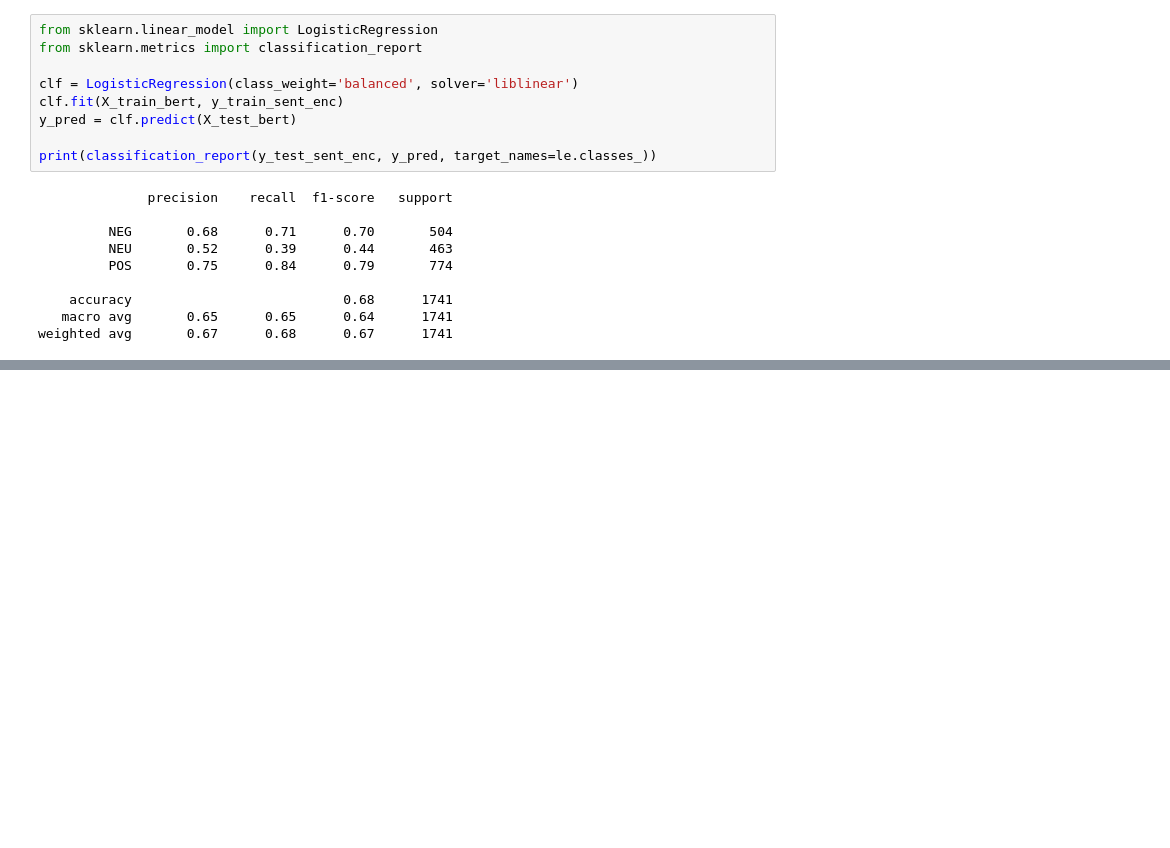
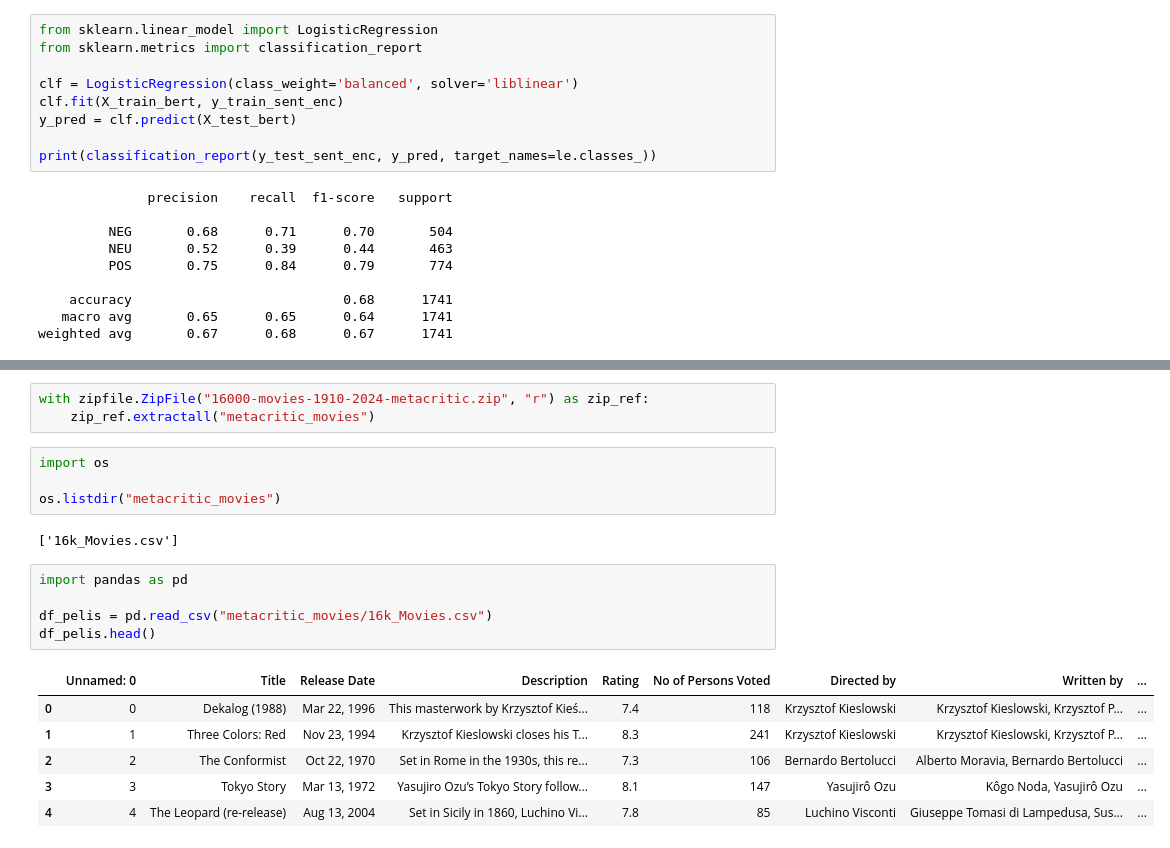
Before and after one commit to jugarbus/Proyecto_NLP, a Jupyter notebook: proyecto_NLP.ipynb, the cells around one changed output, grey strips where cells are left out. Drawn from its saved outputs; the diff is of its cells as text; blank space fills up the shorter version.

```diff
--- a/proyecto_NLP.ipynb
+++ b/proyecto_NLP.ipynb
@@ -924,0 +1327,21 @@ weighted avg       0.67      0.68      0.67      1741
+# %%
+with zipfile.ZipFile("16000-movies-1910-2024-metacritic.zip", "r") as zip_ref:
+    zip_ref.extractall("metacritic_movies")
+# %%
+import os
+
+os.listdir("metacritic_movies")
+# %% [output]
+['16k_Movies.csv']
+# %%
+import pandas as pd
+
+df_pelis = pd.read_csv("metacritic_movies/16k_Movies.csv")
+df_pelis.head()
+# %% [output]
+|  | Unnamed: 0 | Title | Release Date | Description | Rating | No of Persons Voted | Directed by | Written by | ... |
+| 0 | 0 | Dekalog (1988) | Mar 22, 1996 | This masterwork by Krzysztof Kieś... | 7.4 | 118 | Krzysztof Kieslowski | Krzysztof Kieslowski, Krzysztof P... | ... |
+| 1 | 1 | Three Colors: Red | Nov 23, 1994 | Krzysztof Kieslowski closes his T... | 8.3 | 241 | Krzysztof Kieslowski | Krzysztof Kieslowski, Krzysztof P... | ... |
+| 2 | 2 | The Conformist | Oct 22, 1970 | Set in Rome in the 1930s, this re... | 7.3 | 106 | Bernardo Bertolucci | Alberto Moravia, Bernardo Bertolucci | ... |
+| 3 | 3 | Tokyo Story | Mar 13, 1972 | Yasujiro Ozu’s Tokyo Story follow... | 8.1 | 147 | Yasujirô Ozu | Kôgo Noda, Yasujirô Ozu | ... |
+| 4 | 4 | The Leopard (re-release) | Aug 13, 2004 | Set in Sicily in 1860, Luchino Vi... | 7.8 | 85 | Luchino Visconti | Giuseppe Tomasi di Lampedusa, Sus... | ... |
```
Also changed, not shown: parts of 52 cells of this notebook.
